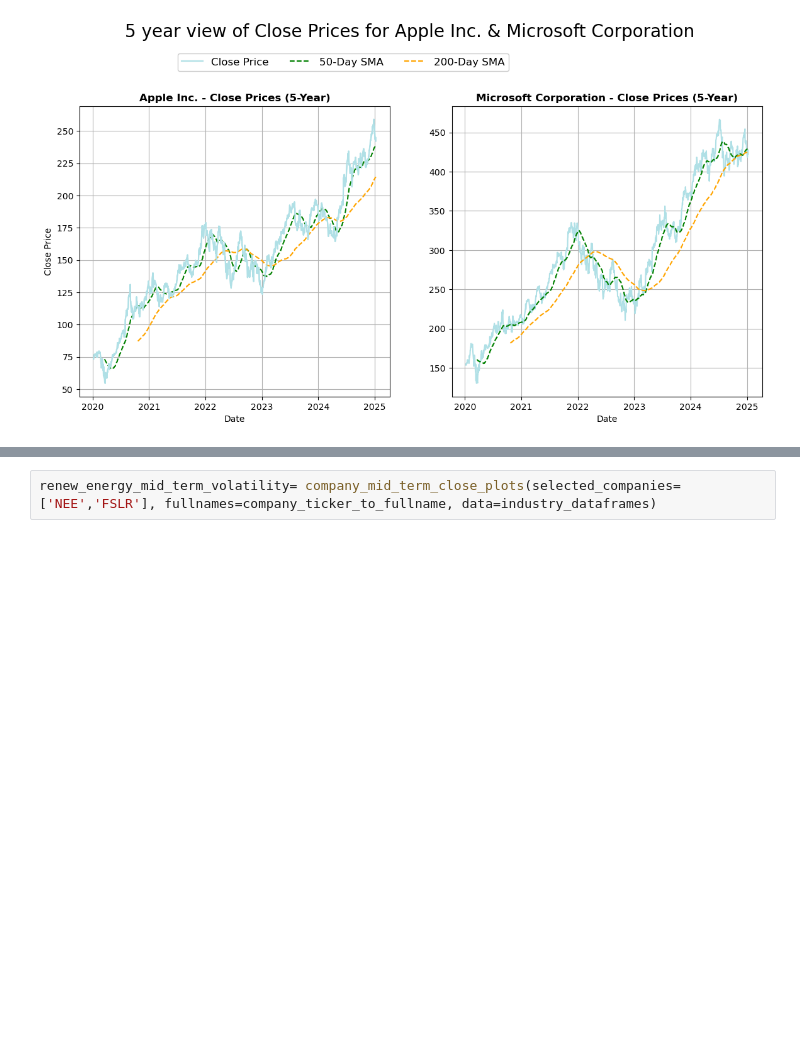
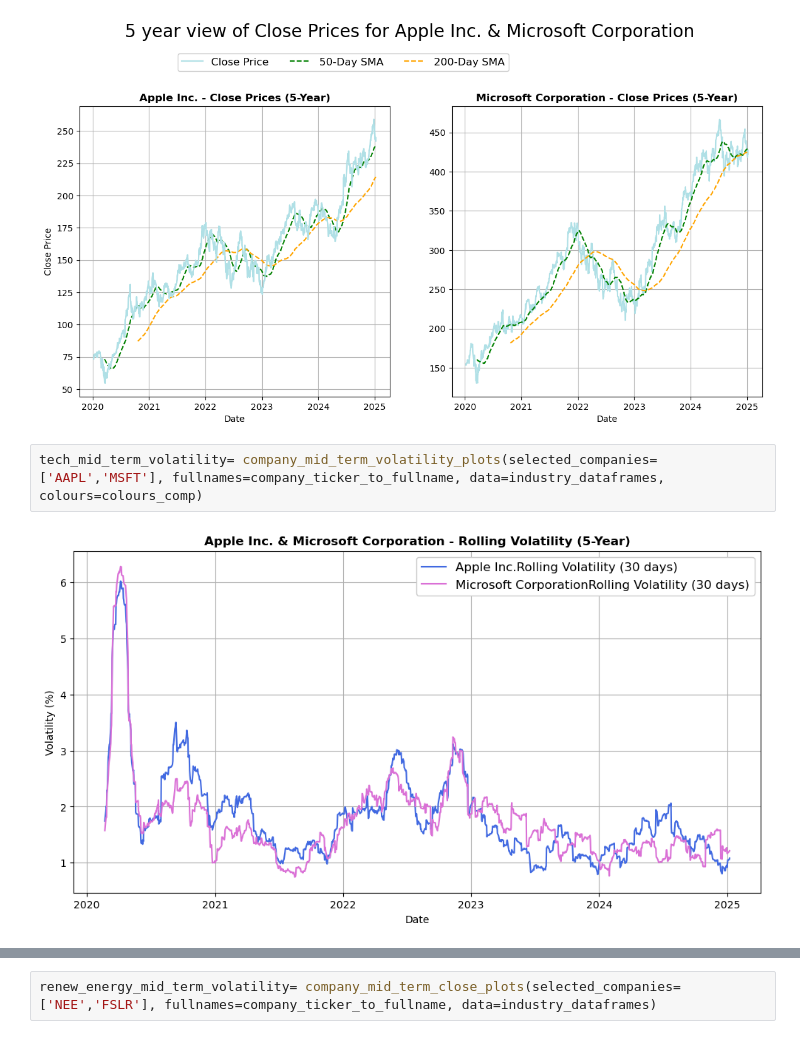
Before and after one commit to Ange-Dvs/PFDA-project, a Jupyter notebook: stocks.ipynb, the cells around one changed output, grey strips where cells are left out. Saved outputs shown, nothing was run; the diff lists cells and outputs as text; blank space fills up the shorter version.

Commit message:
Functions added to plot mid term rolling volatility, trading volume, cumulative returns.

```diff
--- a/stocks.ipynb
+++ b/stocks.ipynb
@@ -305,3 +305,7 @@ renewable_energy_company_plots = company_1_yr_plots(selected_companies=['NEE','F
 tech_mid_term_volatility= company_mid_term_close_plots(selected_companies=['AAPL','MSFT'], fullnames=company_ticker_to_fullname, data=industry_dataframes)
 # %% [output]
 [figure]
+# %%
+tech_mid_term_volatility= company_mid_term_volatility_plots(selected_companies=['AAPL','MSFT'], fullnames=company_ticker_to_fullname, data=industry_dataframes, colours=colours_comp)
+# %% [output]
+[figure, added]
```
Also changed, not shown: parts of 9 cells of this notebook, 5 other files.
